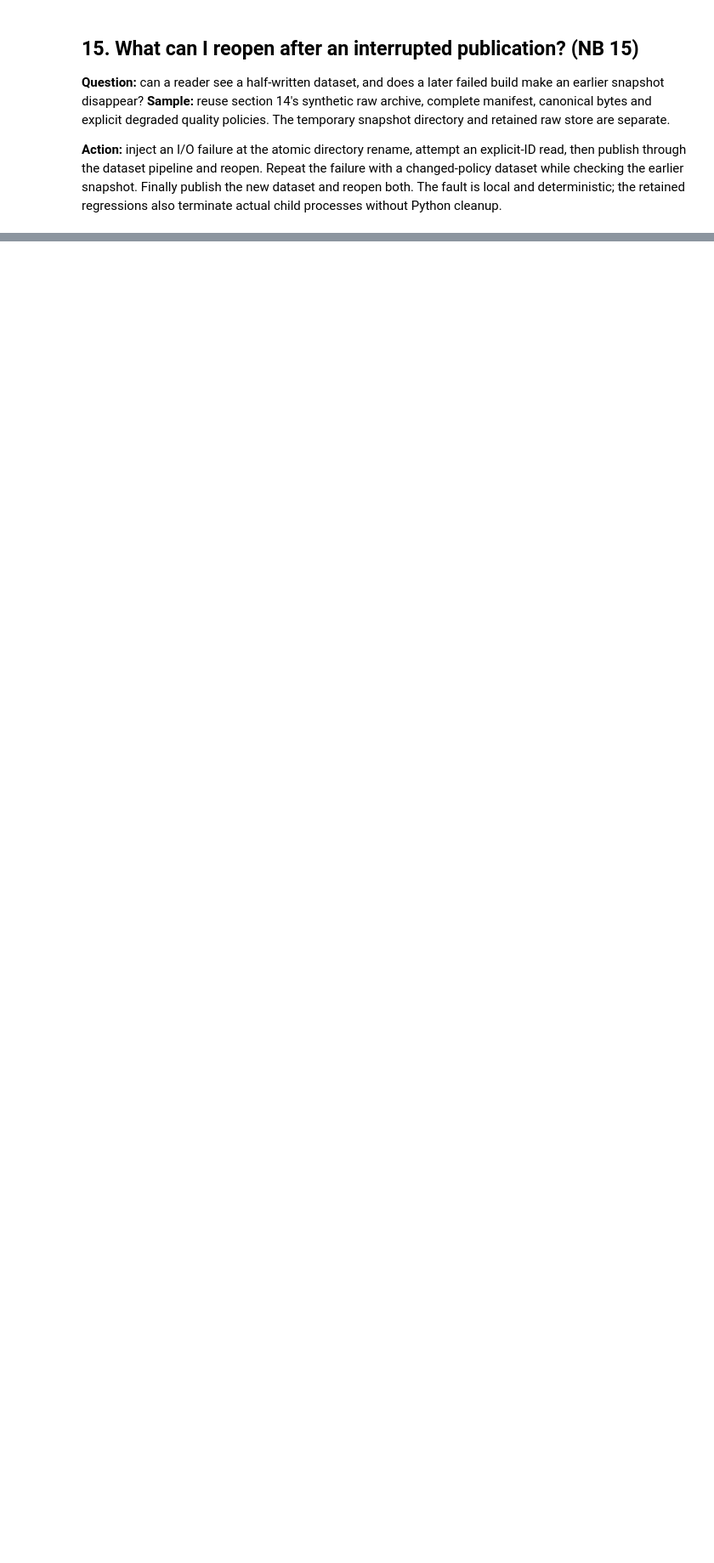
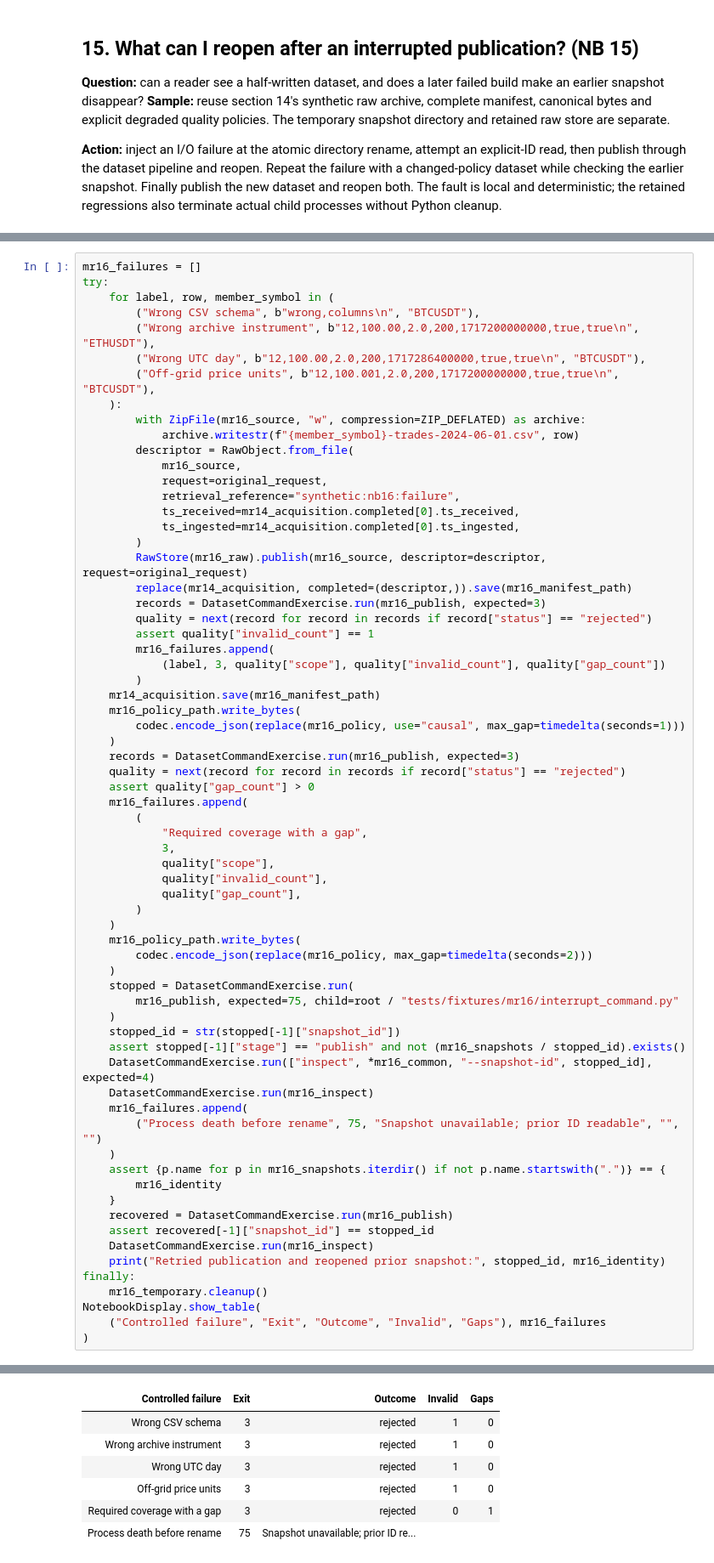
Before and after one commit to lixuanguang/alpha-research-lab-private, a Jupyter notebook: examples/research-foundations.ipynb, the cells around one changed output, grey strips where cells are left out. Shown at 85% size. Saved outputs shown, nothing was run; the diff lists cells and outputs as text; blank space fills up the shorter version.

Commit message:
Record MR 16 installed dataset acceptance and notebook evidence

```diff
--- a/examples/research-foundations.ipynb
+++ b/examples/research-foundations.ipynb
@@ -1853,0 +1995,68 @@ command and permitted-source acceptance remain future work.
+# %%
+mr16_failures = []
+try:
+    for label, row, member_symbol in (
+        ("Wrong CSV schema", b"wrong,columns\n", "BTCUSDT"),
+        ("Wrong archive instrument", b"12,100.00,2.0,200,1717200000000,true,true\n", "ETHUSDT"),
+        ("Wrong UTC day", b"12,100.00,2.0,200,1717286400000,true,true\n", "BTCUSDT"),
+        ("Off-grid price units", b"12,100.001,2.0,200,1717200000000,true,true\n", "BTCUSDT"),
+    ):
+        with ZipFile(mr16_source, "w", compression=ZIP_DEFLATED) as archive:
+            archive.writestr(f"{member_symbol}-trades-2024-06-01.csv", row)
+        descriptor = RawObject.from_file(
+            mr16_source,
+            request=original_request,
+            retrieval_reference="synthetic:nb16:failure",
+            ts_received=mr14_acquisition.completed[0].ts_received,
+            ts_ingested=mr14_acquisition.completed[0].ts_ingested,
+        )
+        RawStore(mr16_raw).publish(mr16_source, descriptor=descriptor, request=original_request)
+        replace(mr14_acquisition, completed=(descriptor,)).save(mr16_manifest_path)
+        records = DatasetCommandExercise.run(mr16_publish, expected=3)
+        quality = next(record for record in records if record["status"] == "rejected")
+        assert quality["invalid_count"] == 1
+        mr16_failures.append(
+            (label, 3, quality["scope"], quality["invalid_count"], quality["gap_count"])
+        )
+    mr14_acquisition.save(mr16_manifest_path)
+    mr16_policy_path.write_bytes(
+        codec.encode_json(replace(mr16_policy, use="causal", max_gap=timedelta(seconds=1)))
+    )
+    records = DatasetCommandExercise.run(mr16_publish, expected=3)
+    quality = next(record for record in records if record["status"] == "rejected")
+    assert quality["gap_count"] > 0
+    mr16_failures.append(
+        (
+            "Required coverage with a gap",
+            3,
+            quality["scope"],
+            quality["invalid_count"],
+            quality["gap_count"],
+        )
+    )
+    mr16_policy_path.write_bytes(
+        codec.encode_json(replace(mr16_policy, max_gap=timedelta(seconds=2)))
+    )
+    stopped = DatasetCommandExercise.run(
+        mr16_publish, expected=75, child=root / "tests/fixtures/mr16/interrupt_command.py"
+    )
+    stopped_id = str(stopped[-1]["snapshot_id"])
+    assert stopped[-1]["stage"] == "publish" and not (mr16_snapshots / stopped_id).exists()
+    DatasetCommandExercise.run(["inspect", *mr16_common, "--snapshot-id", stopped_id], expected=4)
+    DatasetCommandExercise.run(mr16_inspect)
+    mr16_failures.append(
+        ("Process death before rename", 75, "Snapshot unavailable; prior ID readable", "", "")
+    )
+    assert {p.name for p in mr16_snapshots.iterdir() if not p.name.startswith(".")} == {
+        mr16_identity
+    }
+    recovered = DatasetCommandExercise.run(mr16_publish)
+    assert recovered[-1]["snapshot_id"] == stopped_id
+    DatasetCommandExercise.run(mr16_inspect)
+    print("Retried publication and reopened prior snapshot:", stopped_id, mr16_identity)
+finally:
+    mr16_temporary.cleanup()
+NotebookDisplay.show_table(
+    ("Controlled failure", "Exit", "Outcome", "Invalid", "Gaps"), mr16_failures
+)
+# %% [output]
@@ -1853,0 +2064,7 @@ command and permitted-source acceptance remain future work.
+| Controlled failure | Exit | Outcome | Invalid | Gaps |
+| Wrong CSV schema | 3 | rejected | 1 | 0 |
+| Wrong archive instrument | 3 | rejected | 1 | 0 |
+| Wrong UTC day | 3 | rejected | 1 | 0 |
+| Off-grid price units | 3 | rejected | 1 | 0 |
+| Required coverage with a gap | 3 | rejected | 0 | 1 |
+| Process death before rename | 75 | Snapshot unavailable; prior ID re... |  |  |
```
Also changed, not shown: parts of 14 cells of this notebook, 6 other files.
